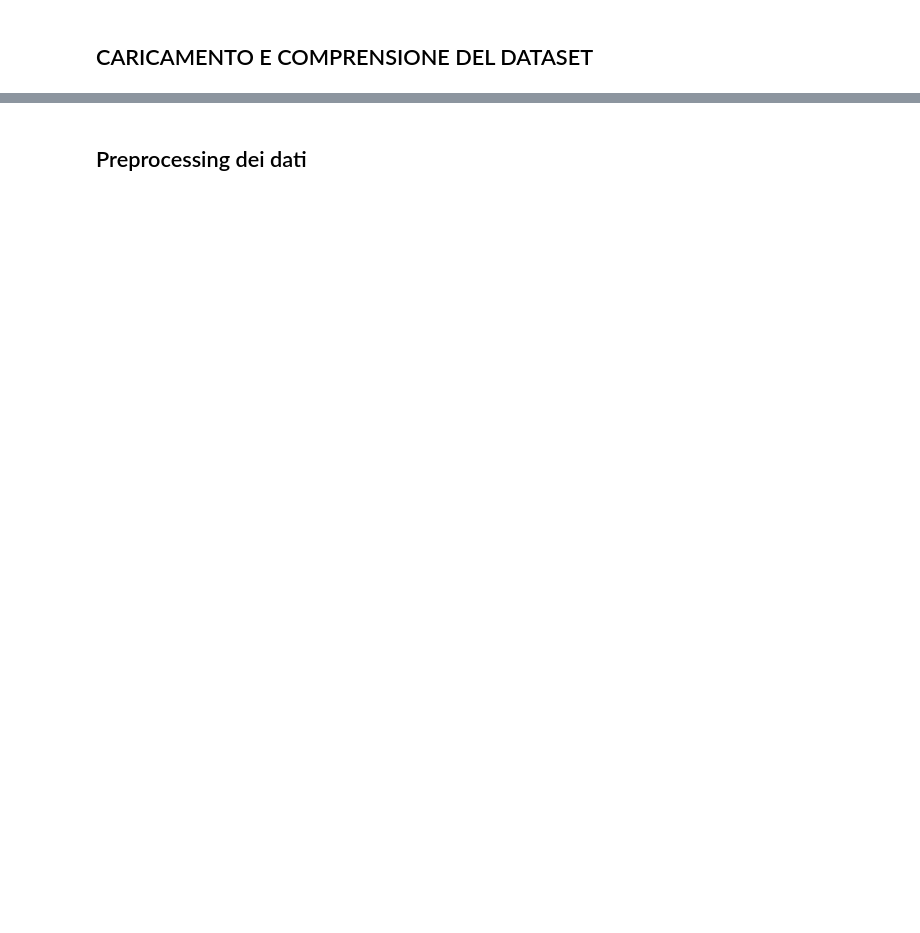
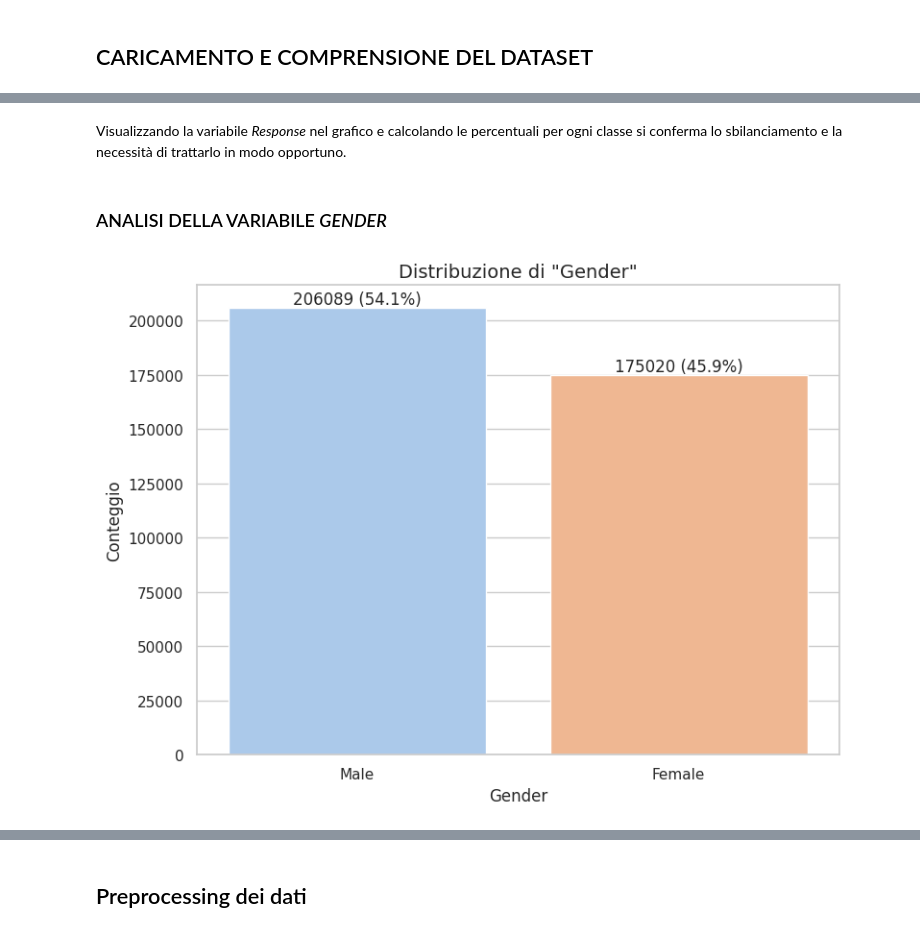
Before and after one commit to cdario79/CrossSellingAssicuratvo, a Jupyter notebook: Cross_Selling_Assicurativo.ipynb, the cells around one changed output, grey strips where cells are left out. Cells and saved outputs as stored; diff of their text form; code cells hidden in the pictures; blank space fills up the shorter version.

```diff
--- a/Cross_Selling_Assicurativo.ipynb
+++ b/Cross_Selling_Assicurativo.ipynb
@@ -357,0 +245,39 @@ Nel tuo dataset:
+# %% [markdown]
+Visualizzando la variabile *Response* nel grafico e calcolando le percentuali per ogni classe si conferma lo sbilanciamento e la necessità di trattarlo in modo opportuno.
+# %% [markdown]
+### ANALISI DELLA VARIABILE *GENDER*
+# %%
+# Set seaborn theme
+sns.set(style="whitegrid")
+
+# Create a new figure with defined size
+plt.figure(figsize=(8, 6))
+
+# Updated: add 'hue="Gender"' to avoid FutureWarning when using palette
+ax = sns.countplot(x='Gender', hue='Gender', data=df, palette='pastel', legend=False)
+
+# Add plot title
+plt.title('Distribuzione di "Gender"', fontsize=14)
+
+# Total number of samples
+total = len(df)
+
+# Annotate each bar with count and percentage
+for p in ax.patches:
+    count = int(p.get_height())
+    percentage = 100 * count / total
+    ax.annotate(f'{count} ({percentage:.1f}%)',
+                (p.get_x() + p.get_width() / 2., p.get_height()),
+                ha='center', va='bottom', fontsize=12)
+
+# Axis labels
+plt.xlabel('Gender')
+plt.ylabel('Conteggio')
+
+# Layout adjustment
+plt.tight_layout()
+
+# Display the plot
+plt.show()
+# %% [output]
+[figure, added]
```
Also changed, not shown: parts of 143 cells of this notebook.
